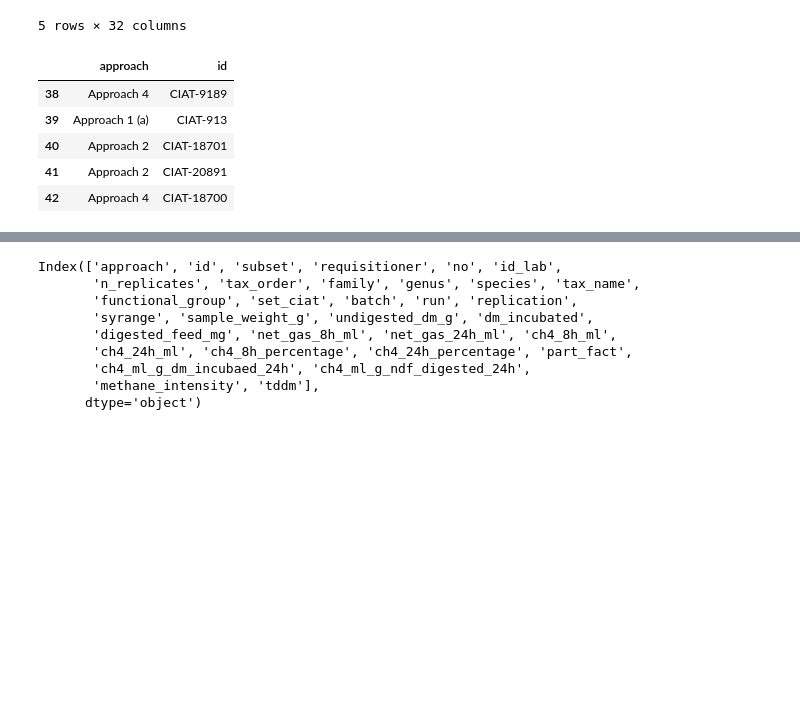
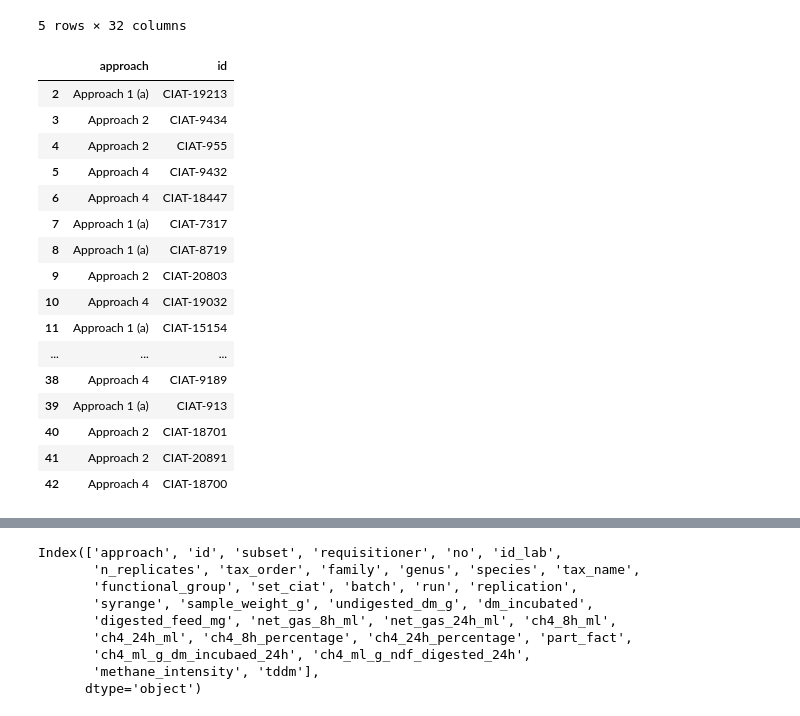
Before and after one commit to maurope/lmf, a Jupyter notebook: notebooks/2026/2026_05_22_data_delivery.ipynb, the cells around one changed output, grey strips where cells are left out. Cells and saved outputs as stored; diff of their text form; code cells hidden in the pictures; blank space fills up the shorter version.

```diff
--- a/notebooks/2026/2026_05_22_data_delivery.ipynb
+++ b/notebooks/2026/2026_05_22_data_delivery.ipynb
@@ -215,10 +226,22 @@ data.head()
 5 rows × 32 columns
 # %%
 requested.rename(columns={'gene_bank_breeding_id': 'id'}, inplace=True)
+requested['id'] = clean_standardize_ids(requested['id'])
 approach_id  = requested.iloc[:, :2]
-approach_id.tail()
+approach_id.head(50)
 # %% [output]
 |  | approach | id |
+| 2 | Approach 1 (a) | CIAT-19213 |
+| 3 | Approach 2 | CIAT-9434 |
+| 4 | Approach 2 | CIAT-955 |
+| 5 | Approach 4 | CIAT-9432 |
+| 6 | Approach 4 | CIAT-18447 |
+| 7 | Approach 1 (a) | CIAT-7317 |
+| 8 | Approach 1 (a) | CIAT-8719 |
+| 9 | Approach 2 | CIAT-20803 |
+| 10 | Approach 4 | CIAT-19032 |
+| 11 | Approach 1 (a) | CIAT-15154 |
+| ... | ... | ... |
 | 38 | Approach 4 | CIAT-9189 |
 | 39 | Approach 1 (a) | CIAT-913 |
 | 40 | Approach 2 | CIAT-18701 |
```
Also changed, not shown: parts of 6 cells of this notebook, 6 other files.
